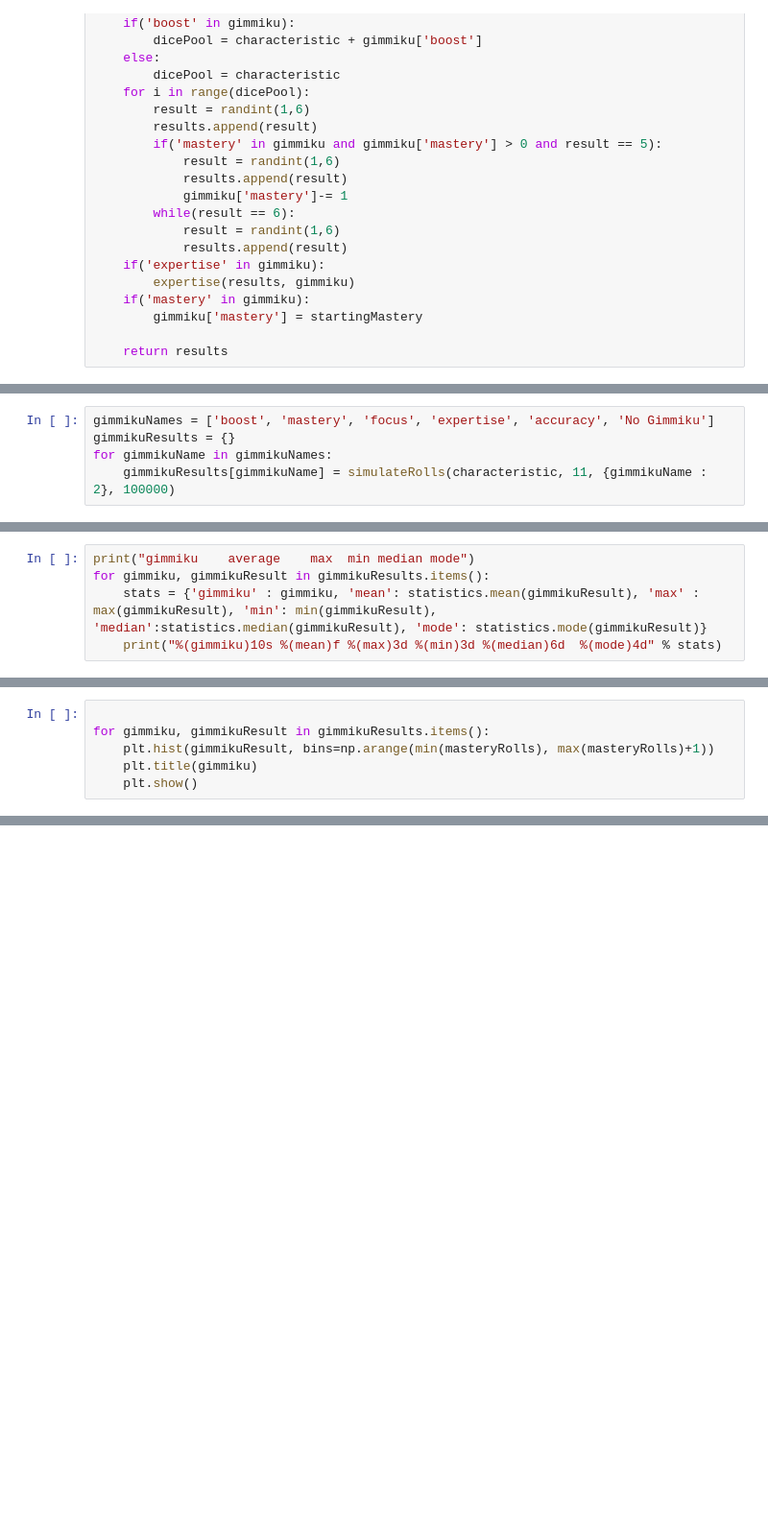
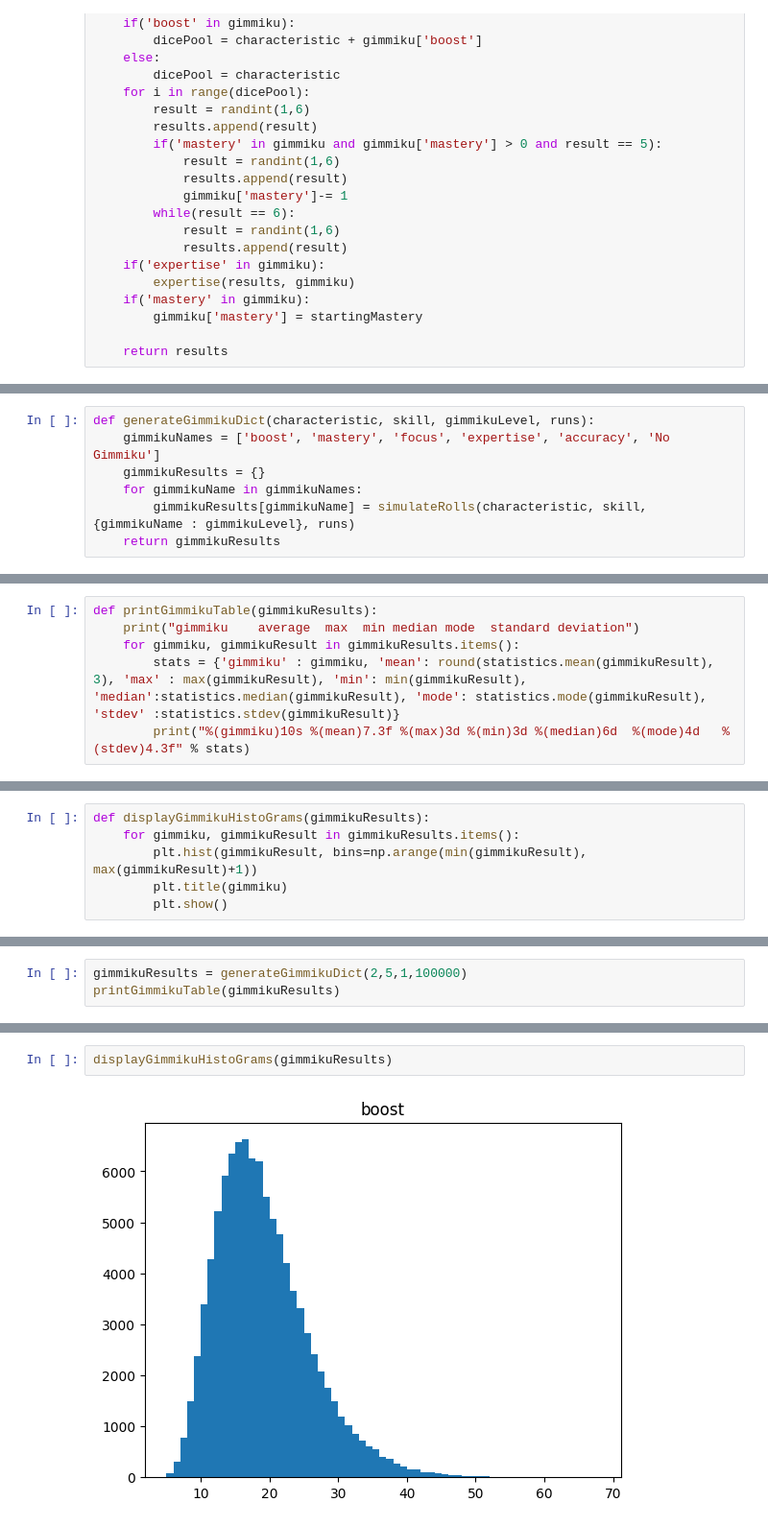
Before and after one commit to LilyKeeter/Kuro-Statistics, a Jupyter notebook: KuroStats.ipynb, the cells around one changed output, grey strips where cells are left out. Shown: that part at 96% size. Saved outputs shown, nothing was run; the diff lists cells and outputs as text; blank space fills up the shorter version.

```diff
--- a/KuroStats.ipynb
+++ b/KuroStats.ipynb
@@ -79,5 +66,7 @@ import numpy as np
 # %%
-gimmikuNames = ['boost', 'mastery', 'focus', 'expertise', 'accuracy', 'No Gimmiku']
-gimmikuResults = {}
-for gimmikuName in gimmikuNames:
-    gimmikuResults[gimmikuName] = simulateRolls(characteristic, 11, {gimmikuName : 2}, 100000)
+def generateGimmikuDict(characteristic, skill, gimmikuLevel, runs):
+    gimmikuNames = ['boost', 'mastery', 'focus', 'expertise', 'accuracy', 'No Gimmiku']
+    gimmikuResults = {}
+    for gimmikuName in gimmikuNames:
+        gimmikuResults[gimmikuName] = simulateRolls(characteristic, skill, {gimmikuName : gimmikuLevel}, runs)
+    return gimmikuResults
@@ -86,5 +73,6 @@ import statistics
 # %%
-print("gimmiku    average    max  min median mode")
-for gimmiku, gimmikuResult in gimmikuResults.items():
-    stats = {'gimmiku' : gimmiku, 'mean': statistics.mean(gimmikuResult), 'max' : max(gimmikuResult), 'min': min(gimmikuResult), 'median':statistics.median(gimmikuResult), 'mode': statistics.mode(gimmikuResult)}
-    print("%(gimmiku)10s %(mean)f %(max)3d %(min)3d %(median)6d  %(mode)4d" % stats)
+def printGimmikuTable(gimmikuResults):
+    print("gimmiku    average  max  min median mode  standard deviation")
+    for gimmiku, gimmikuResult in gimmikuResults.items():
+        stats = {'gimmiku' : gimmiku, 'mean': round(statistics.mean(gimmikuResult), 3), 'max' : max(gimmikuResult), 'min': min(gimmikuResult), 'median':statistics.median(gimmikuResult), 'mode': statistics.mode(gimmikuResult), 'stdev' :statistics.stdev(gimmikuResult)}
+        print("%(gimmiku)10s %(mean)7.3f %(max)3d %(min)3d %(median)6d  %(mode)4d   %(stdev)4.3f" % stats)
@@ -99,6 +79,6 @@ No Gimmiku 21.161850  73  11     20    19
 # %%
-
-for gimmiku, gimmikuResult in gimmikuResults.items():
-    plt.hist(gimmikuResult, bins=np.arange(min(masteryRolls), max(masteryRolls)+1))
-    plt.title(gimmiku)
-    plt.show()
+def displayGimmikuHistoGrams(gimmikuResults):
+    for gimmiku, gimmikuResult in gimmikuResults.items():
+        plt.hist(gimmikuResult, bins=np.arange(min(gimmikuResult), max(gimmikuResult)+1))
+        plt.title(gimmiku)
+        plt.show()
@@ -144,0 +85,3 @@ for gimmiku, gimmikuResult in gimmikuResultsCharOfTwo.items():
+# %%
+gimmikuResults = generateGimmikuDict(2,5,1,100000)
+printGimmikuTable(gimmikuResults)
@@ -144,0 +96,4 @@ for gimmiku, gimmikuResult in gimmikuResultsCharOfTwo.items():
+# %%
+displayGimmikuHistoGrams(gimmikuResults)
+# %% [output]
+[figure, added]
```
Also changed, not shown: parts of 15 cells of this notebook.
